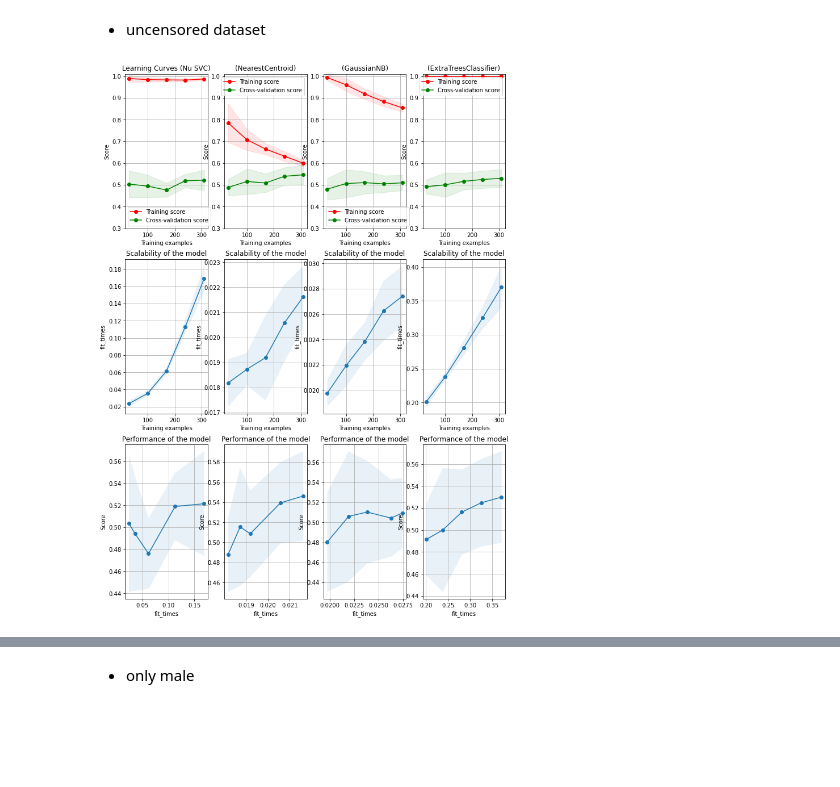
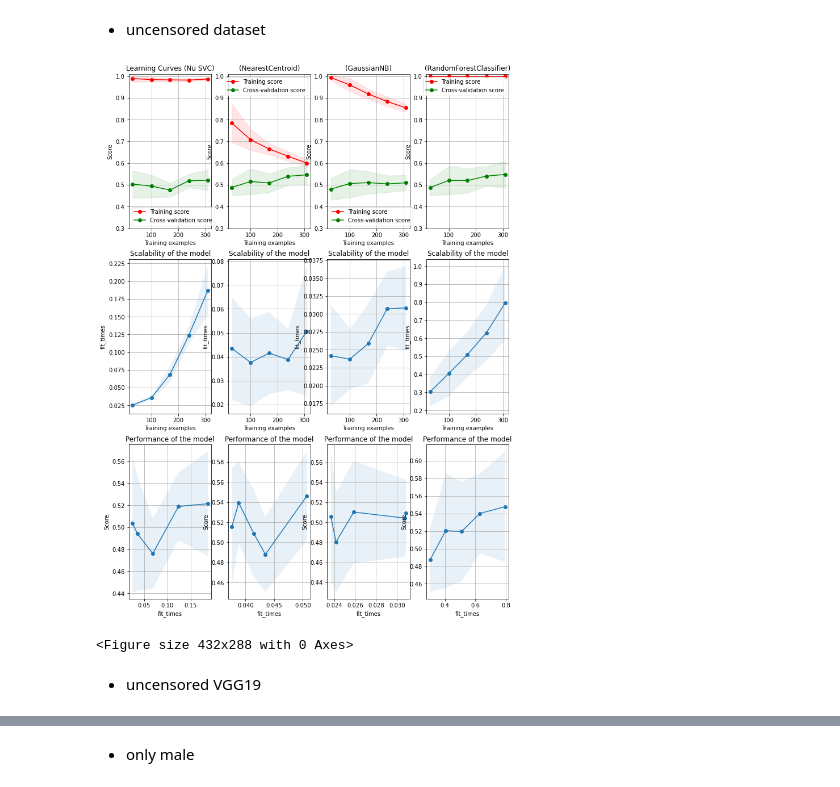
Before and after one commit to GerardDD/PR_Final_PeriapicalRadiography_Classification, a Jupyter notebook: Modelo/CrossValidation_learningCurves.ipynb, the cells around one changed output, grey strips where cells are left out. Cells and saved outputs as stored; diff of their text form; code cells hidden in the pictures; blank space fills up the shorter version.

Commit message:
created images for learning curves

```diff
--- a/Modelo/CrossValidation_learningCurves.ipynb
+++ b/Modelo/CrossValidation_learningCurves.ipynb
@@ -364,33 +368,37 @@ cv = StratifiedShuffleSplit(n_splits=15, test_size=0.2, random_state=0)
 
 estimator = NuSVC()
 plot_learning_curve(
     estimator, title, X, y, axes=axes[:, 0], ylim=(0.3, 1.01), cv=cv, n_jobs=4
 )
 
 title = r"(NearestCentroid)"
 # SVC is more expensive so we do a lower number of CV iterations:
 cv = StratifiedShuffleSplit(n_splits=15, test_size=0.2, random_state=0)
 estimator = NearestCentroid()
 plot_learning_curve(
     estimator, title, X, y, axes=axes[:, 1], ylim=(0.3, 1.01), cv=cv, n_jobs=4
 )
 
 title = r"(GaussianNB)"
 # SVC is more expensive so we do a lower number of CV iterations:
 cv = StratifiedShuffleSplit(n_splits=15, test_size=0.2, random_state=0)
 estimator = GaussianNB()
 plot_learning_curve(
     estimator, title, X, y, axes=axes[:, 2], ylim=(0.3, 1.01), cv=cv, n_jobs=4
 )
 
-title = r"(ExtraTreesClassifier)"
+title = r"(RandomForestClassifier)"
 # SVC is more expensive so we do a lower number of CV iterations:
 cv = StratifiedShuffleSplit(n_splits=15, test_size=0.2, random_state=0)
-estimator = ExtraTreesClassifier()
+estimator = RandomForestClassifier()
 plot_learning_curve(
     estimator, title, X, y, axes=axes[:, 3], ylim=(0.3, 1.01), cv=cv, n_jobs=4
 )
 
 plt.show()
+plt.savefig('uncensVGG16_images_Lcurves.png')
 # %% [output]
-[figure, old version]
+[figure, new version]
+<Figure size 432x288 with 0 Axes>
+# %% [markdown]
+- uncensored VGG19
```
Also changed, not shown: parts of 9 cells of this notebook, 4 other files.
